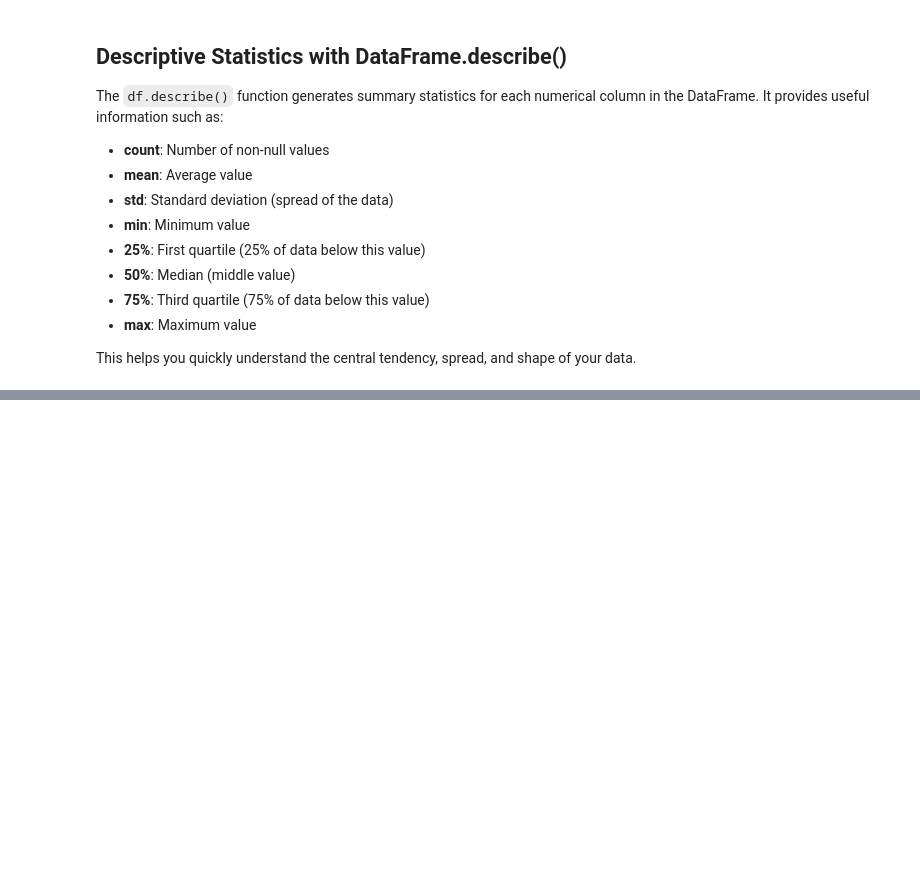
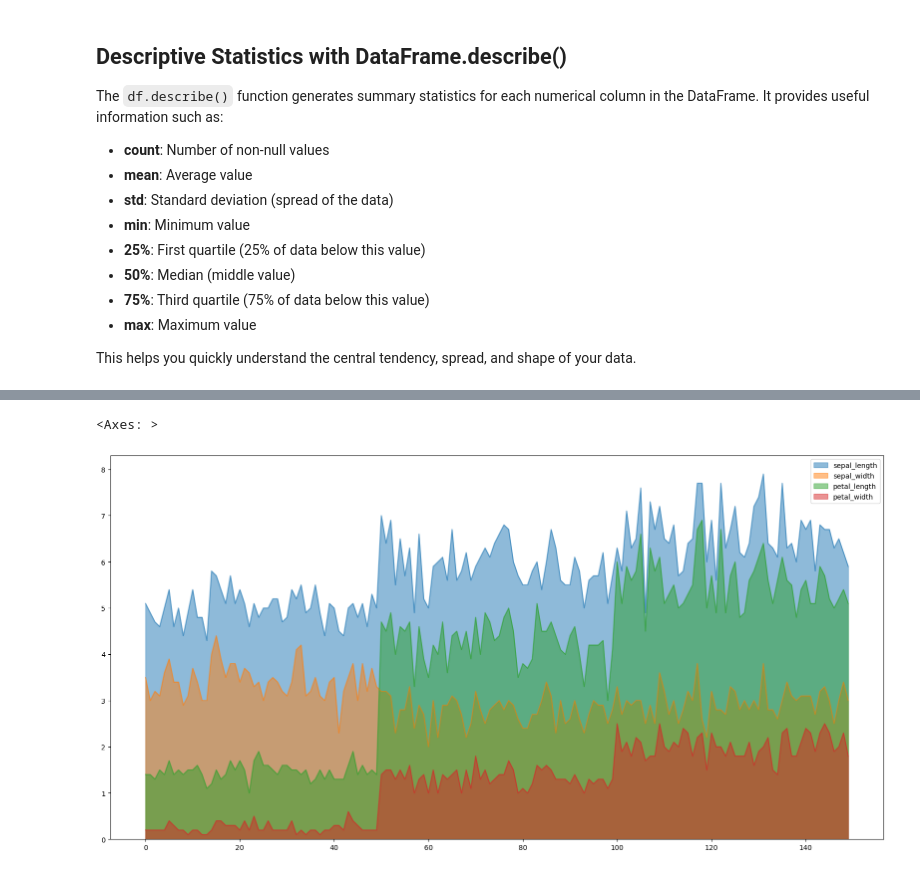
Before and after one commit to Haidar440/Data_Science, a Jupyter notebook: Graph/tutorial_1.ipynb, the cells around one changed output, grey strips where cells are left out. Saved outputs shown, nothing was run; the diff lists cells and outputs as text; code cells hidden in the pictures; blank space fills up the shorter version.

```diff
--- a/Graph/tutorial_1.ipynb
+++ b/Graph/tutorial_1.ipynb
@@ -273,0 +303,5 @@ This helps you quickly understand the central tendency, spread, and shape of you
+# %%
+df.plot(kind = 'area' , figsize = (20,10),stacked = False)
+# %% [output]
+<Axes: >
+[figure, added]
```
Also changed, not shown: parts of 32 cells of this notebook.
